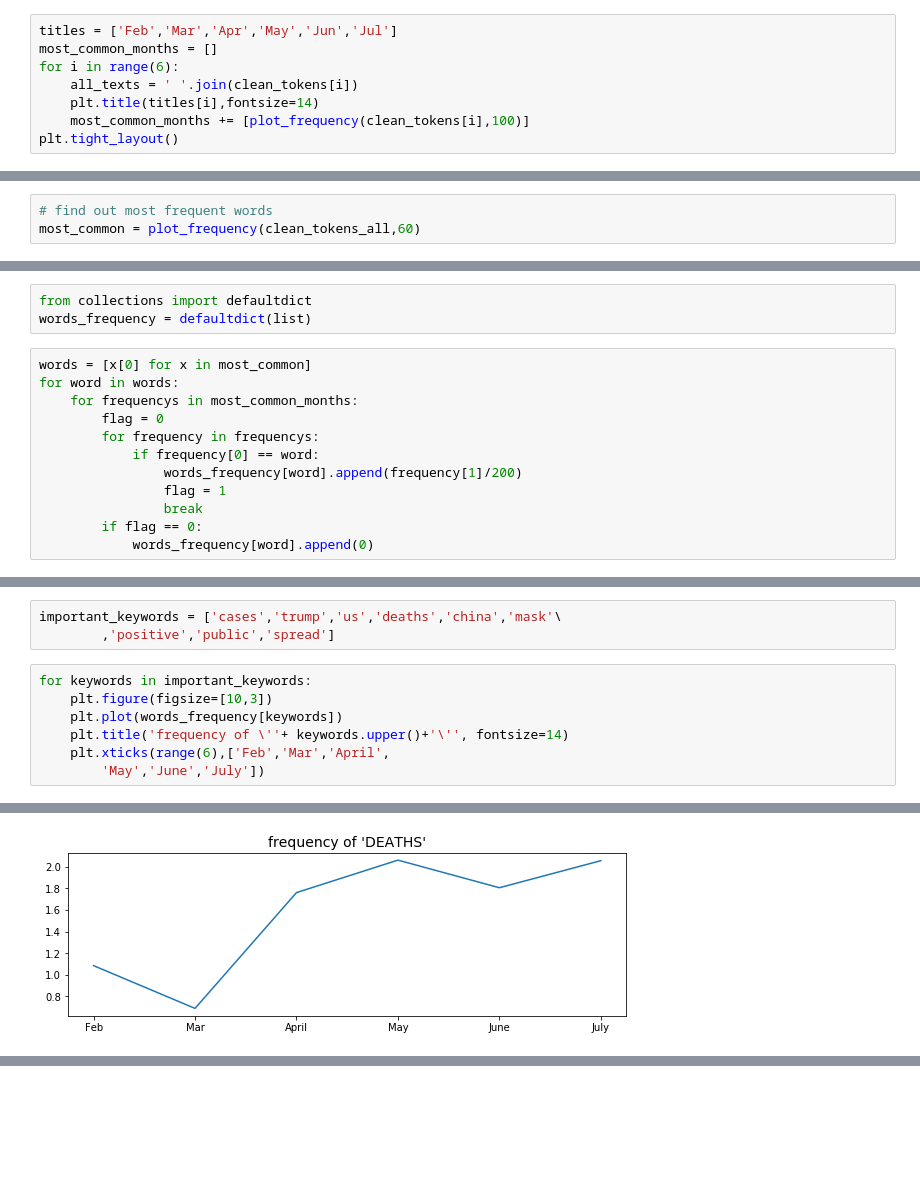
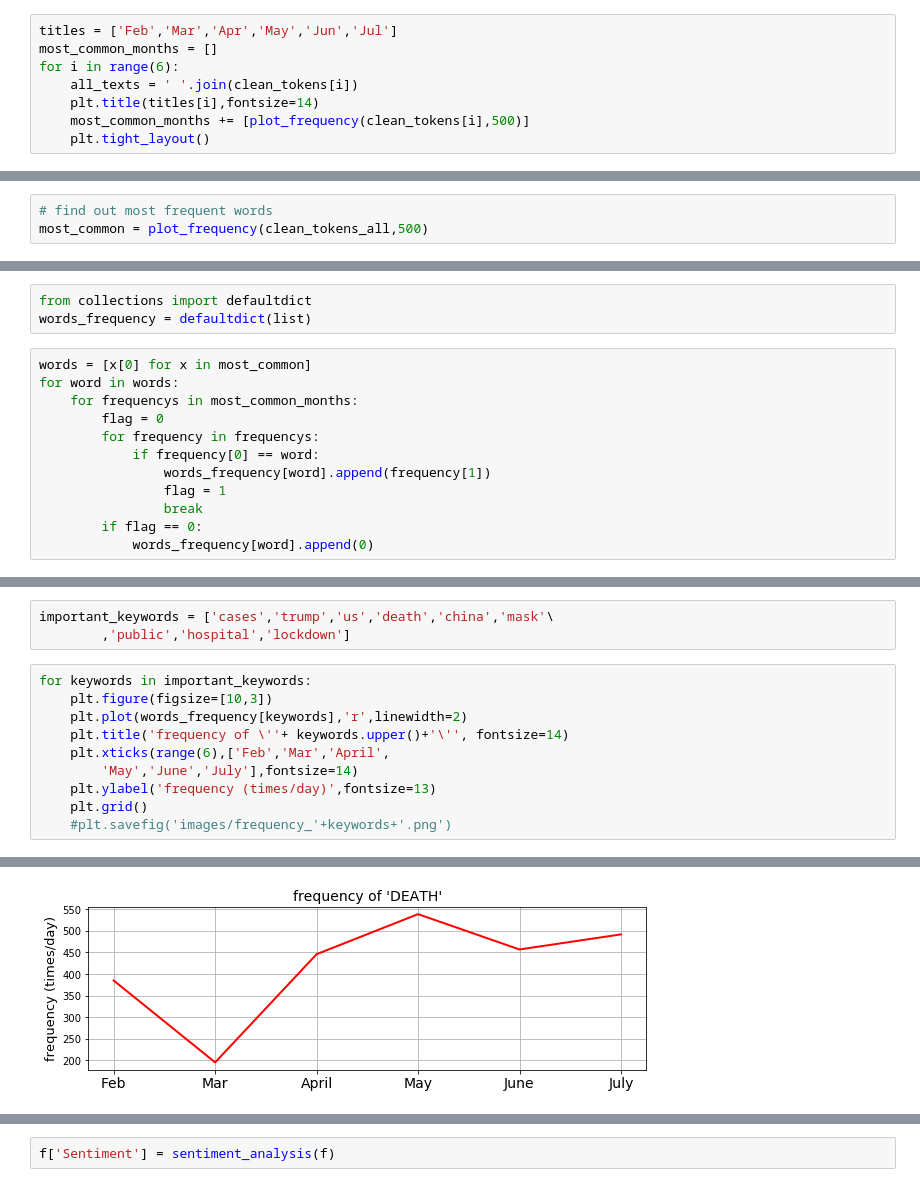
Before and after one commit to wandiyu/covid19-twitter, a Jupyter notebook: keywords_study.ipynb, the cells around one changed output, grey strips where cells are left out. Cells and saved outputs as stored; diff of their text form; blank space fills up the shorter version.

```diff
--- a/keywords_study.ipynb
+++ b/keywords_study.ipynb
@@ -138,6 +167,6 @@ most_common_months = []
 for i in range(6):
     all_texts = ' '.join(clean_tokens[i])
     plt.title(titles[i],fontsize=14)
-    most_common_months += [plot_frequency(clean_tokens[i],100)]
-plt.tight_layout()
+    most_common_months += [plot_frequency(clean_tokens[i],500)]
+    plt.tight_layout()
 # %% [output]
@@ -157,4 +187,4 @@ plot_word_cloud(' '.join(clean_tokens_all),fig.gca())
 # %%
 # find out most frequent words
-most_common = plot_frequency(clean_tokens_all,60)
+most_common = plot_frequency(clean_tokens_all,500)
 # %% [output]
@@ -169,7 +204,7 @@ for word in words:
         flag = 0
         for frequency in frequencys:
             if frequency[0] == word:
-                words_frequency[word].append(frequency[1]/200)
+                words_frequency[word].append(frequency[1])
                 flag = 1
                 break
         if flag == 0:
@@ -197,11 +232,14 @@ defaultdict(list,
 # %%
-important_keywords = ['cases','trump','us','deaths','china','mask'\
-        ,'positive','public','spread']
+important_keywords = ['cases','trump','us','death','china','mask'\
+        ,'public','hospital','lockdown']
 # %%
 for keywords in important_keywords:
     plt.figure(figsize=[10,3])
-    plt.plot(words_frequency[keywords])
+    plt.plot(words_frequency[keywords],'r',linewidth=2)
     plt.title('frequency of \''+ keywords.upper()+'\'', fontsize=14)
     plt.xticks(range(6),['Feb','Mar','April',
-        'May','June','July'])
+        'May','June','July'],fontsize=14)
+    plt.ylabel('frequency (times/day)',fontsize=13)
+    plt.grid()
+    #plt.savefig('images/frequency_'+keywords+'.png')
 # %% [output]
@@ -211 +249 @@ for keywords in important_keywords:
-[figure, old version]
+[figure, new version]
@@ -216,0 +257,2 @@ for keywords in important_keywords:
+# %%
+f['Sentiment'] = sentiment_analysis(f)
```
Also changed, not shown: parts of 16 cells of this notebook, 21 other files.
